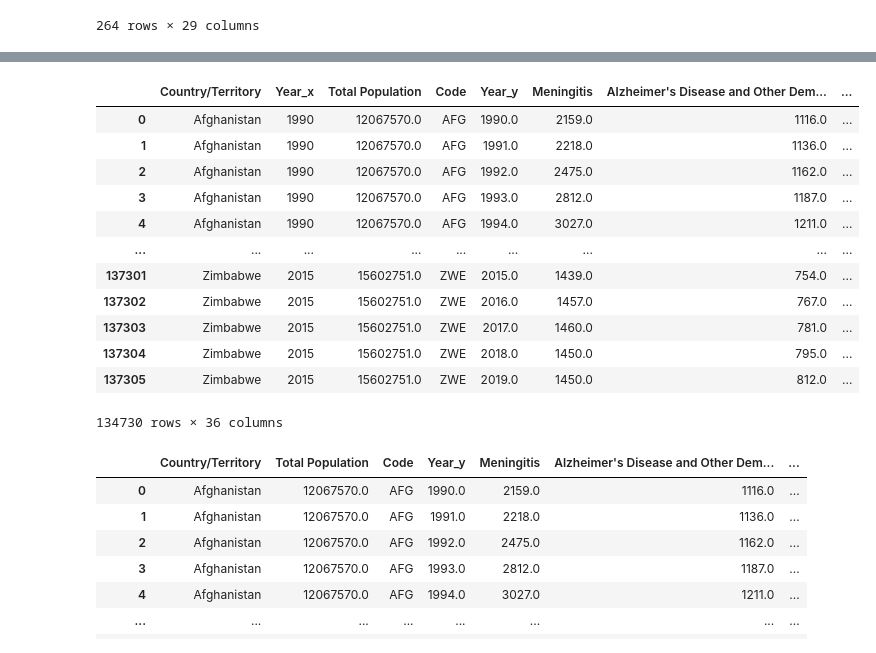
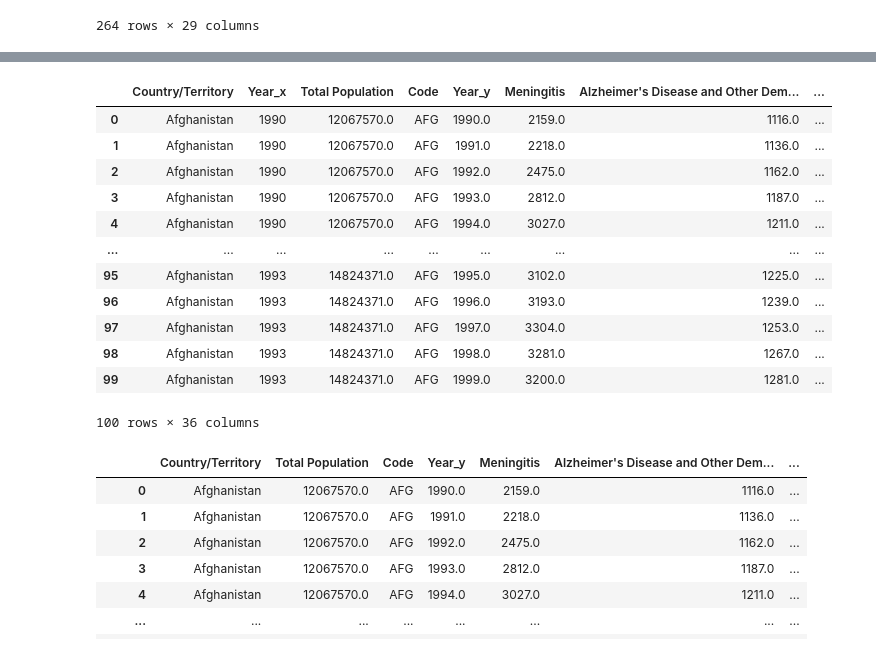
Before and after one commit to apanthari/project_1_group, a Jupyter notebook: Population Vs Death Rates.ipynb, the cells around one changed output, grey strips where cells are left out. Cells and saved outputs as stored; diff of their text form; code cells hidden in the pictures.

```diff
--- a/Population Vs Death Rates.ipynb
+++ b/Population Vs Death Rates.ipynb
@@ -77,5 +83,10 @@ year = list(population_total.columns)[3:]
 years = pd.melt(population_total, id_vars=["Country/Territory"], value_vars=year, value_name='Total Population',
                 var_name='Year')
 complete = years.sort_values(by=['Country/Territory', 'Year'])
-complete
+complete.head(50)
+
+complete = complete.astype({'Year':'string'})
+complete = complete.astype({'Country/Territory':'string'})
+
+complete.dtypes
 # %% [output]
@@ -95,23 +129,23 @@ complete
 # %%
 # Merge data of csv file
-merge_data = pd.merge(complete, cause_of_death_csv, on=["Country/Territory"], how="left")
+merge_data = pd.merge(complete, cause_of_death, on=["Country/Territory"], how="left")
 merge_data
 df = merge_data.dropna()
-df
+df.head(100)
 # %% [output]
 |  | Country/Territory | Year_x | Total Population | Code | Year_y | Meningitis | Alzheimer's Disease and Other Dem... | ... |
 | 0 | Afghanistan | 1990 | 12067570.0 | AFG | 1990.0 | 2159.0 | 1116.0 | ... |
 | 1 | Afghanistan | 1990 | 12067570.0 | AFG | 1991.0 | 2218.0 | 1136.0 | ... |
 | 2 | Afghanistan | 1990 | 12067570.0 | AFG | 1992.0 | 2475.0 | 1162.0 | ... |
 | 3 | Afghanistan | 1990 | 12067570.0 | AFG | 1993.0 | 2812.0 | 1187.0 | ... |
 | 4 | Afghanistan | 1990 | 12067570.0 | AFG | 1994.0 | 3027.0 | 1211.0 | ... |
 | ... | ... | ... | ... | ... | ... | ... | ... | ... |
-| 137301 | Zimbabwe | 2015 | 15602751.0 | ZWE | 2015.0 | 1439.0 | 754.0 | ... |
-| 137302 | Zimbabwe | 2015 | 15602751.0 | ZWE | 2016.0 | 1457.0 | 767.0 | ... |
-| 137303 | Zimbabwe | 2015 | 15602751.0 | ZWE | 2017.0 | 1460.0 | 781.0 | ... |
-| 137304 | Zimbabwe | 2015 | 15602751.0 | ZWE | 2018.0 | 1450.0 | 795.0 | ... |
-| 137305 | Zimbabwe | 2015 | 15602751.0 | ZWE | 2019.0 | 1450.0 | 812.0 | ... |
+| 95 | Afghanistan | 1993 | 14824371.0 | AFG | 1995.0 | 3102.0 | 1225.0 | ... |
+| 96 | Afghanistan | 1993 | 14824371.0 | AFG | 1996.0 | 3193.0 | 1239.0 | ... |
+| 97 | Afghanistan | 1993 | 14824371.0 | AFG | 1997.0 | 3304.0 | 1253.0 | ... |
+| 98 | Afghanistan | 1993 | 14824371.0 | AFG | 1998.0 | 3281.0 | 1267.0 | ... |
+| 99 | Afghanistan | 1993 | 14824371.0 | AFG | 1999.0 | 3200.0 | 1281.0 | ... |
-134730 rows × 36 columns
+100 rows × 36 columns
 # %%
 df2 = df.drop(columns=['Year_x'])
 
```
Also changed, not shown: parts of 8 cells of this notebook.
